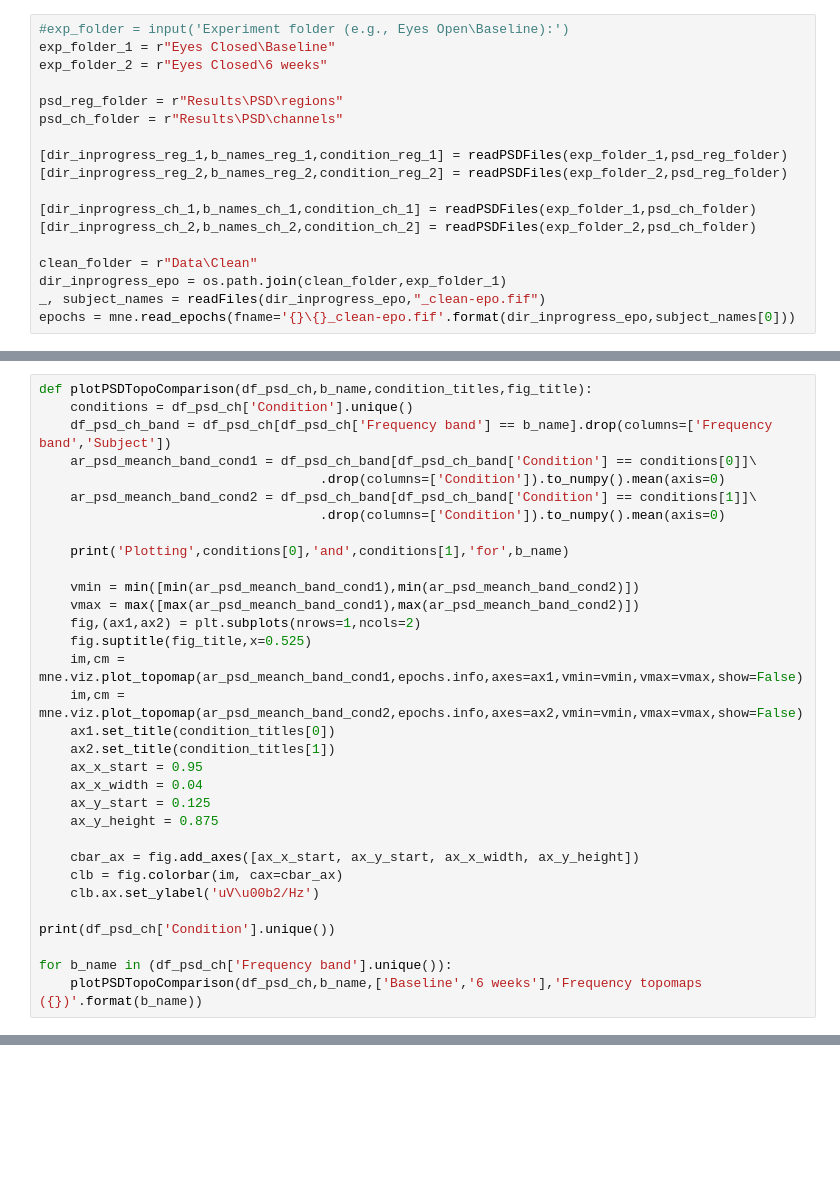
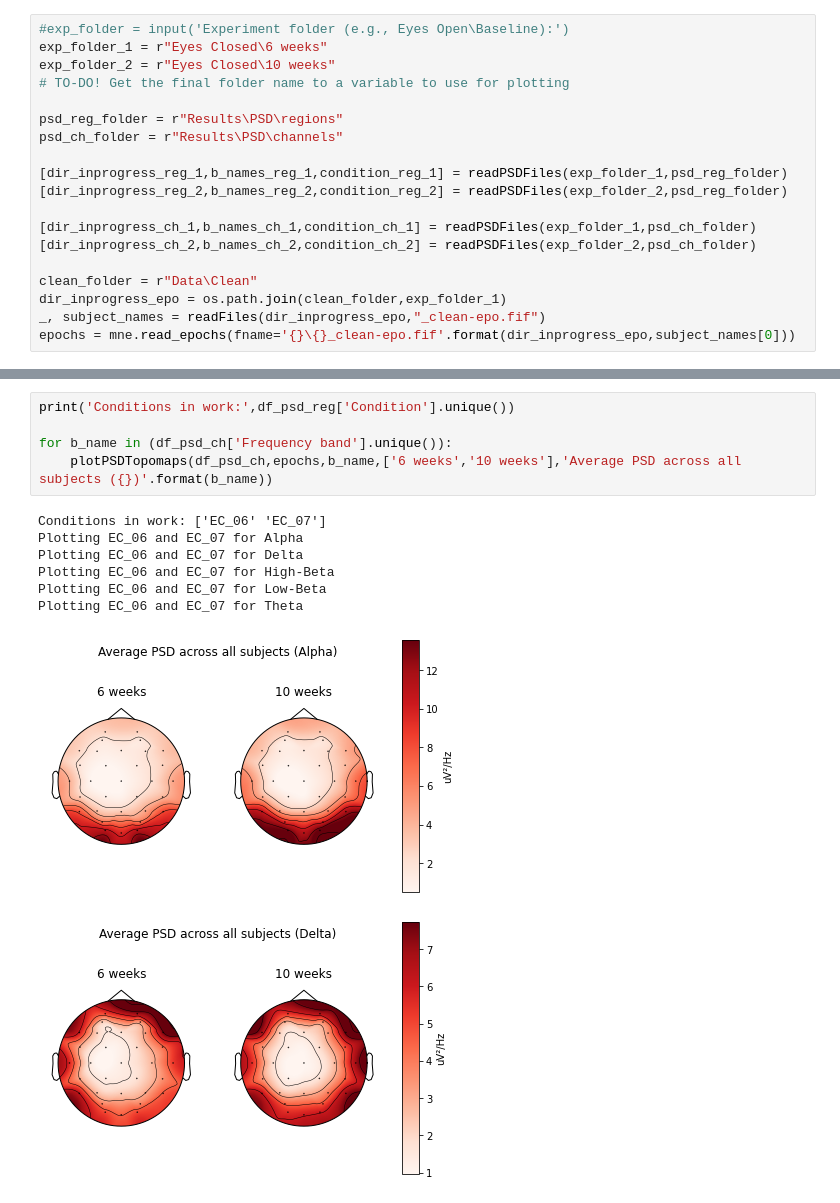
Before and after one commit to teanijarv/EEG-pyline, a Jupyter notebook: 04_datavisualisation.ipynb, the cells around one changed output, grey strips where cells are left out. Cells and saved outputs as stored; diff of their text form; blank space fills up the shorter version.

```diff
--- a/04_datavisualisation.ipynb
+++ b/04_datavisualisation.ipynb
@@ -46,7 +14,8 @@ def pairedTtest(df_psd):
 # %%
 #exp_folder = input('Experiment folder (e.g., Eyes Open\Baseline):')
-exp_folder_1 = r"Eyes Closed\Baseline"
-exp_folder_2 = r"Eyes Closed\6 weeks"
+exp_folder_1 = r"Eyes Closed\6 weeks"
+exp_folder_2 = r"Eyes Closed\10 weeks"
+# TO-DO! Get the final folder name to a variable to use for plotting
 
 psd_reg_folder = r"Results\PSD\regions"
 psd_ch_folder = r"Results\PSD\channels"
@@ -132,32 +104,0 @@ Pz with p-value of 0.03366878147690126
-# %%
-def plotPSDTopoComparison(df_psd_ch,b_name,condition_titles,fig_title):
-    conditions = df_psd_ch['Condition'].unique()
-    df_psd_ch_band = df_psd_ch[df_psd_ch['Frequency band'] == b_name].drop(columns=['Frequency band','Subject'])
-    ar_psd_meanch_band_cond1 = df_psd_ch_band[df_psd_ch_band['Condition'] == conditions[0]]\
-                                    .drop(columns=['Condition']).to_numpy().mean(axis=0)
-    ar_psd_meanch_band_cond2 = df_psd_ch_band[df_psd_ch_band['Condition'] == conditions[1]]\
-                                    .drop(columns=['Condition']).to_numpy().mean(axis=0)
-
-    print('Plotting',conditions[0],'and',conditions[1],'for',b_name)
-
-    vmin = min([min(ar_psd_meanch_band_cond1),min(ar_psd_meanch_band_cond2)])
-    vmax = max([max(ar_psd_meanch_band_cond1),max(ar_psd_meanch_band_cond2)])
-    fig,(ax1,ax2) = plt.subplots(nrows=1,ncols=2)
-    fig.suptitle(fig_title,x=0.525)
-    im,cm = mne.viz.plot_topomap(ar_psd_meanch_band_cond1,epochs.info,axes=ax1,vmin=vmin,vmax=vmax,show=False)
-    im,cm = mne.viz.plot_topomap(ar_psd_meanch_band_cond2,epochs.info,axes=ax2,vmin=vmin,vmax=vmax,show=False)
-    ax1.set_title(condition_titles[0])
-    ax2.set_title(condition_titles[1])
-    ax_x_start = 0.95
-    ax_x_width = 0.04
-    ax_y_start = 0.125
-    ax_y_height = 0.875
-
-    cbar_ax = fig.add_axes([ax_x_start, ax_y_start, ax_x_width, ax_y_height])
-    clb = fig.colorbar(im, cax=cbar_ax)
-    clb.ax.set_ylabel('uV\u00b2/Hz')
-
-print(df_psd_ch['Condition'].unique())
-
-for b_name in (df_psd_ch['Frequency band'].unique()):
-    plotPSDTopoComparison(df_psd_ch,b_name,['Baseline','6 weeks'],'Frequency topomaps ({})'.format(b_name))
@@ -209,0 +105,14 @@ High-Beta_EC_00 vs. High-Beta_EC_06: t-test paired samples, P_val:9.444e-02 t=1.
+# %%
+print('Conditions in work:',df_psd_reg['Condition'].unique())
+
+for b_name in (df_psd_ch['Frequency band'].unique()):
+    plotPSDTopomaps(df_psd_ch,epochs,b_name,['6 weeks','10 weeks'],'Average PSD across all subjects ({})'.format(b_name))
+# %% [output]
+Conditions in work: ['EC_06' 'EC_07']
+Plotting EC_06 and EC_07 for Alpha
+Plotting EC_06 and EC_07 for Delta
+Plotting EC_06 and EC_07 for High-Beta
+Plotting EC_06 and EC_07 for Low-Beta
+Plotting EC_06 and EC_07 for Theta
+[figure, added]
+[figure, added]
```
Also changed, not shown: parts of 13 cells of this notebook, 8 other files.
